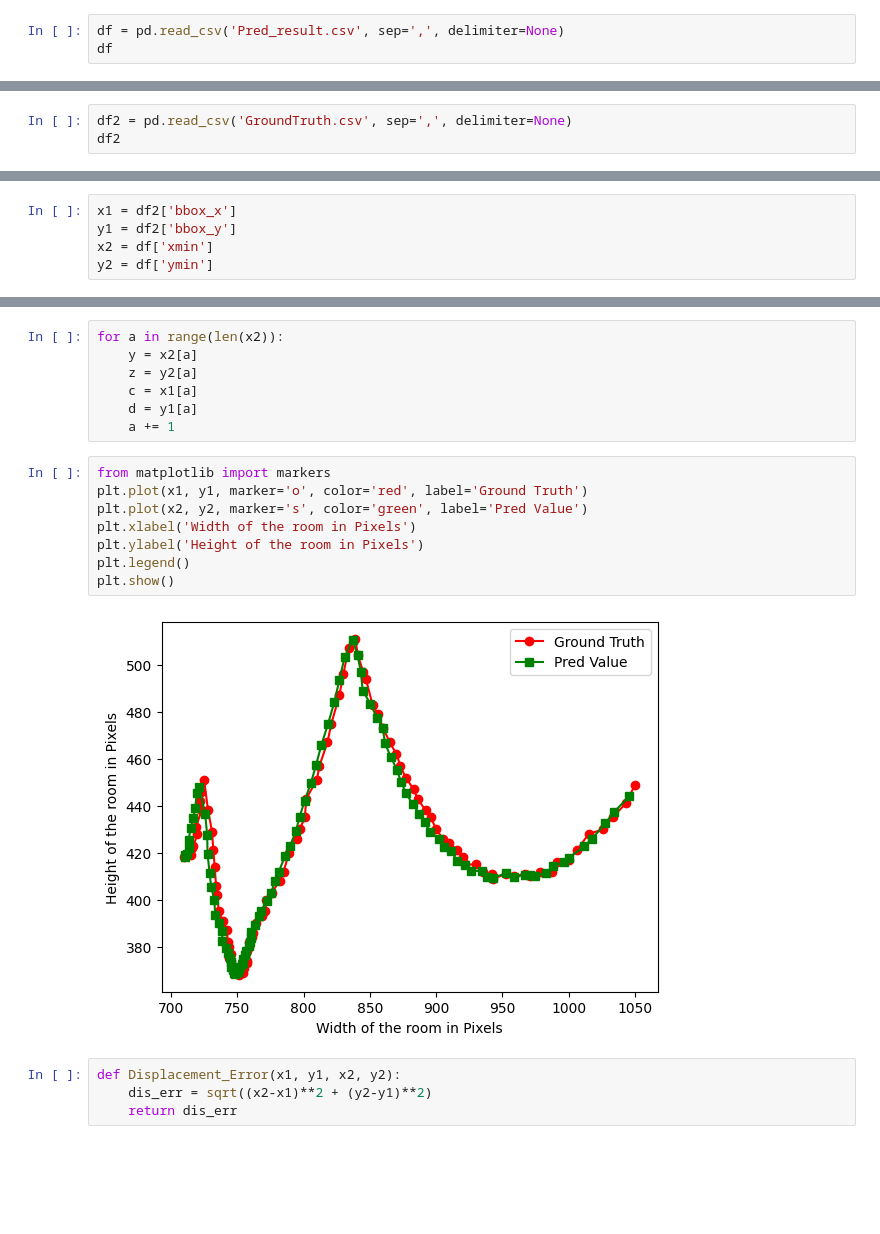
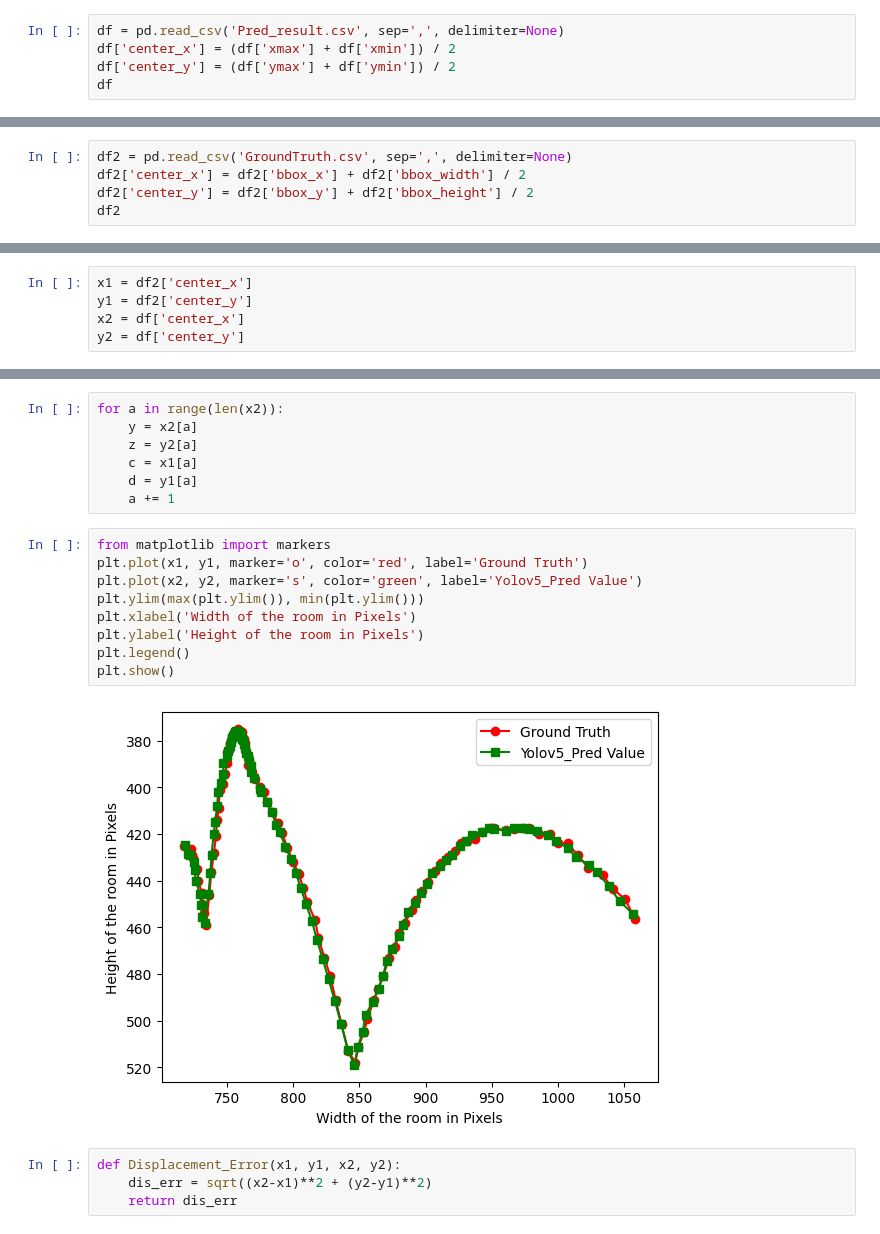
Before and after one commit to Prithviraj97/DisplacementError, a Jupyter notebook: ADE.ipynb, the cells around one changed output, grey strips where cells are left out. Saved outputs shown, nothing was run; the diff lists cells and outputs as text; blank space fills up the shorter version.

```diff
--- a/ADE.ipynb
+++ b/ADE.ipynb
@@ -5,5 +5,7 @@ import matplotlib.pyplot as plt
 import math
 # %%
 df = pd.read_csv('Pred_result.csv', sep=',', delimiter=None)
+df['center_x'] = (df['xmax'] + df['xmin']) / 2
+df['center_y'] = (df['ymax'] + df['ymin']) / 2
 df
 # %% [output]
@@ -23,4 +25,6 @@ df
 # %%
 df2 = pd.read_csv('GroundTruth.csv', sep=',', delimiter=None)
+df2['center_x'] = df2['bbox_x'] + df2['bbox_width'] / 2
+df2['center_y'] = df2['bbox_y'] + df2['bbox_height'] / 2
 df2
 # %% [output]
@@ -40,8 +44,8 @@ df2
 # %%
-x1 = df2['bbox_x']
-y1 = df2['bbox_y']
-x2 = df['xmin']
-y2 = df['ymin']
+x1 = df2['center_x']
+y1 = df2['center_y']
+x2 = df['center_x']
+y2 = df['center_y']
 # %%
 xval = abs(df['xmin'] - df2['bbox_x'])
 yval = abs(df['ymin'] - df2['bbox_y'])
@@ -113,13 +117,14 @@ for a in range(len(x2)):
 # %%
 from matplotlib import markers
 plt.plot(x1, y1, marker='o', color='red', label='Ground Truth')
-plt.plot(x2, y2, marker='s', color='green', label='Pred Value')
+plt.plot(x2, y2, marker='s', color='green', label='Yolov5_Pred Value')
+plt.ylim(max(plt.ylim()), min(plt.ylim()))
 plt.xlabel('Width of the room in Pixels')
 plt.ylabel('Height of the room in Pixels')
 plt.legend()
 plt.show()
 # %% [output]
-[figure, old version]
+[figure, new version]
 # %%
 def Displacement_Error(x1, y1, x2, y2):
     dis_err = sqrt((x2-x1)**2 + (y2-y1)**2)
```
Also changed, not shown: parts of 17 cells of this notebook.
